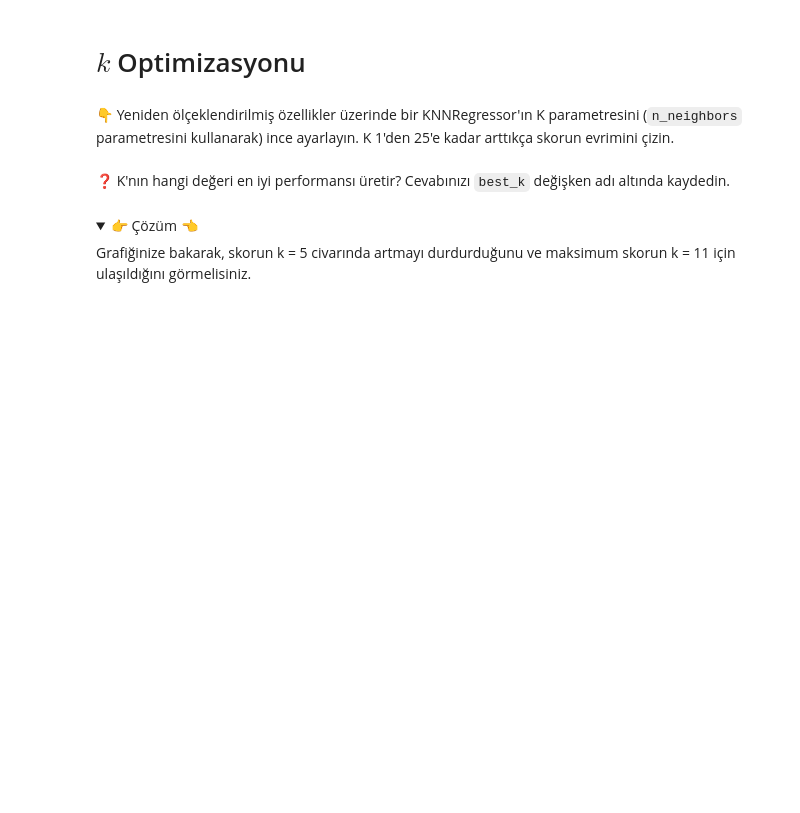
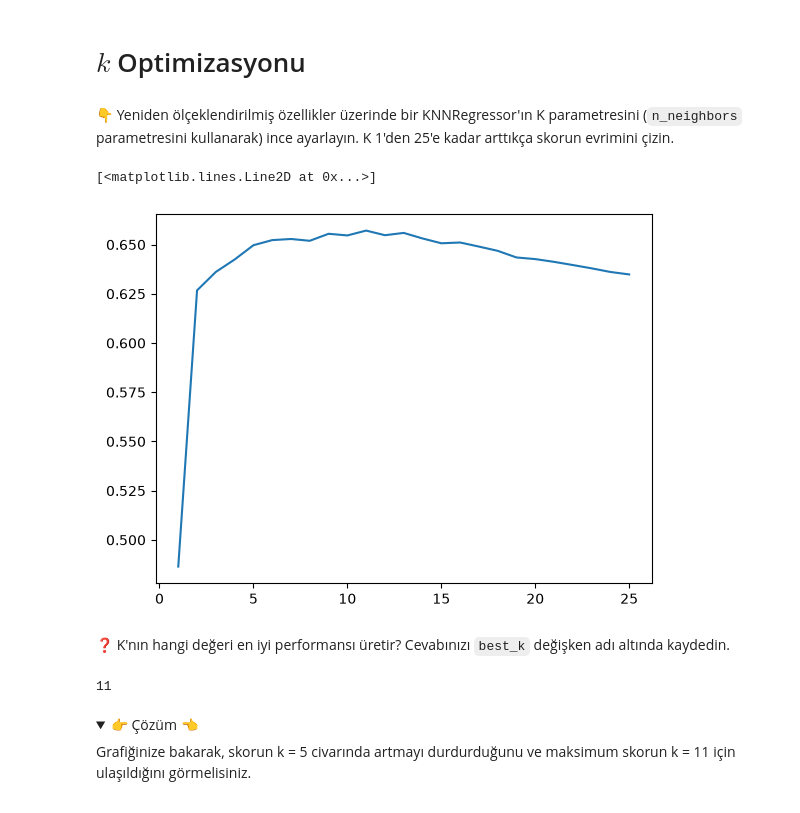
Before and after one commit to serenkayranerbas/S16D1-S-data-knn, a Jupyter notebook: KNN.ipynb, the cells around one changed output. Cells and saved outputs as stored; diff of their text form; code cells hidden in the pictures; folded sections open; blank space fills up the shorter version.

```diff
--- a/KNN.ipynb
+++ b/KNN.ipynb
@@ -154,2 +153,14 @@ git push origin master
+# %%
+scores=[]
+for k in range (1,26):
+    model = KNeighborsRegressor(n_neighbors=k)
+    cv_score = cross_val_score(
+            model, X_rescaled, y, cv=5, scoring='r2'
+        )
+    scores.append(cv_score.mean())
+plt.plot(range(1,26),scores)
+# %% [output]
+[<matplotlib.lines.Line2D at 0x...>]
+[figure, added]
 # %% [markdown]
 ❓ K'nın hangi değeri en iyi performansı üretir? Cevabınızı `best_k` değişken adı altında kaydedin.
@@ -158,3 +167,8 @@ git push origin master
+# %%
+best_k = scores.index(max(scores)) + 1
+print(best_k)
+# %% [output]
+11
 # %% [markdown]
 <details>
 <summary> 👉 Çözüm 👈</summary>
```
Also changed, not shown: parts of 6 cells of this notebook, 1 other file.
